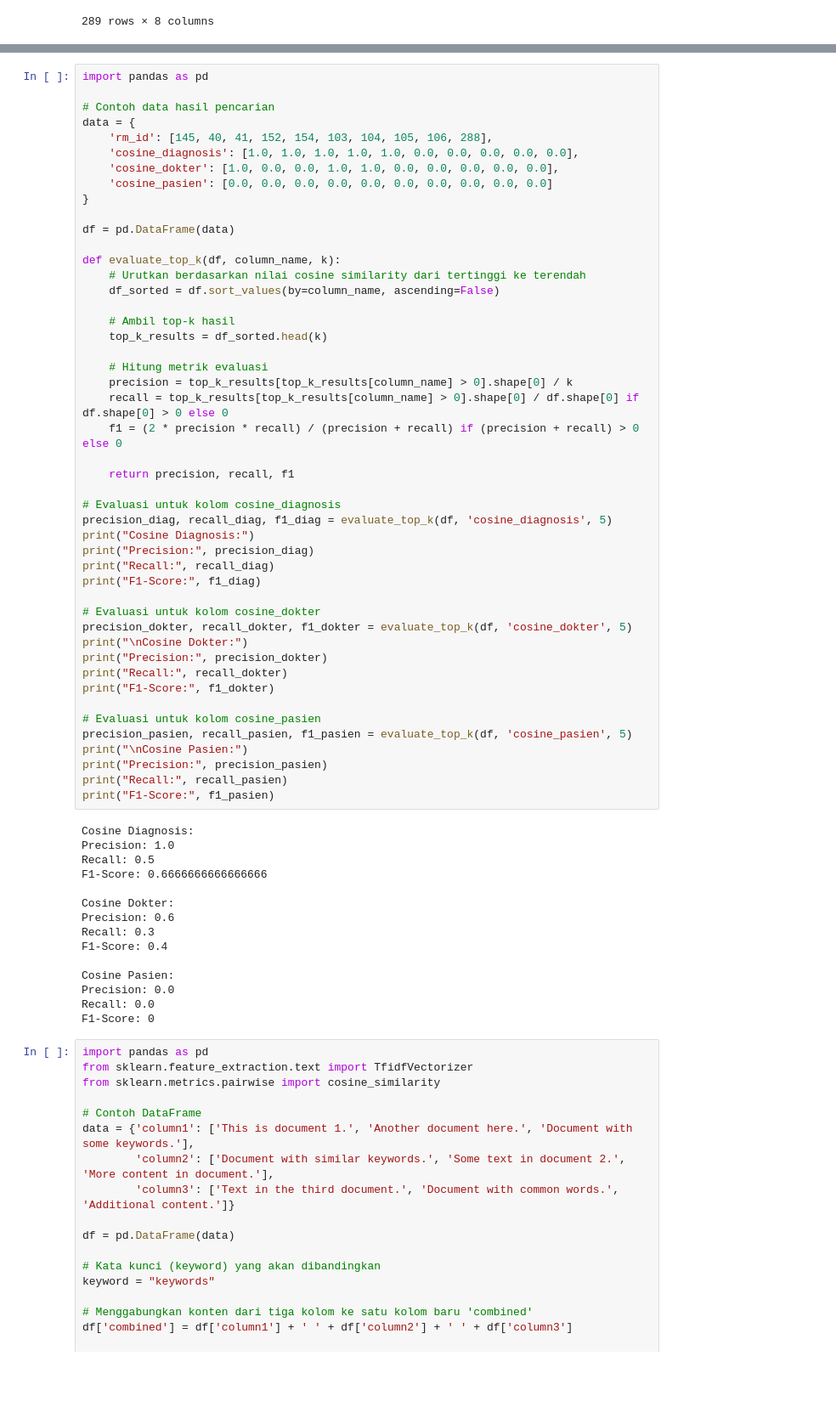
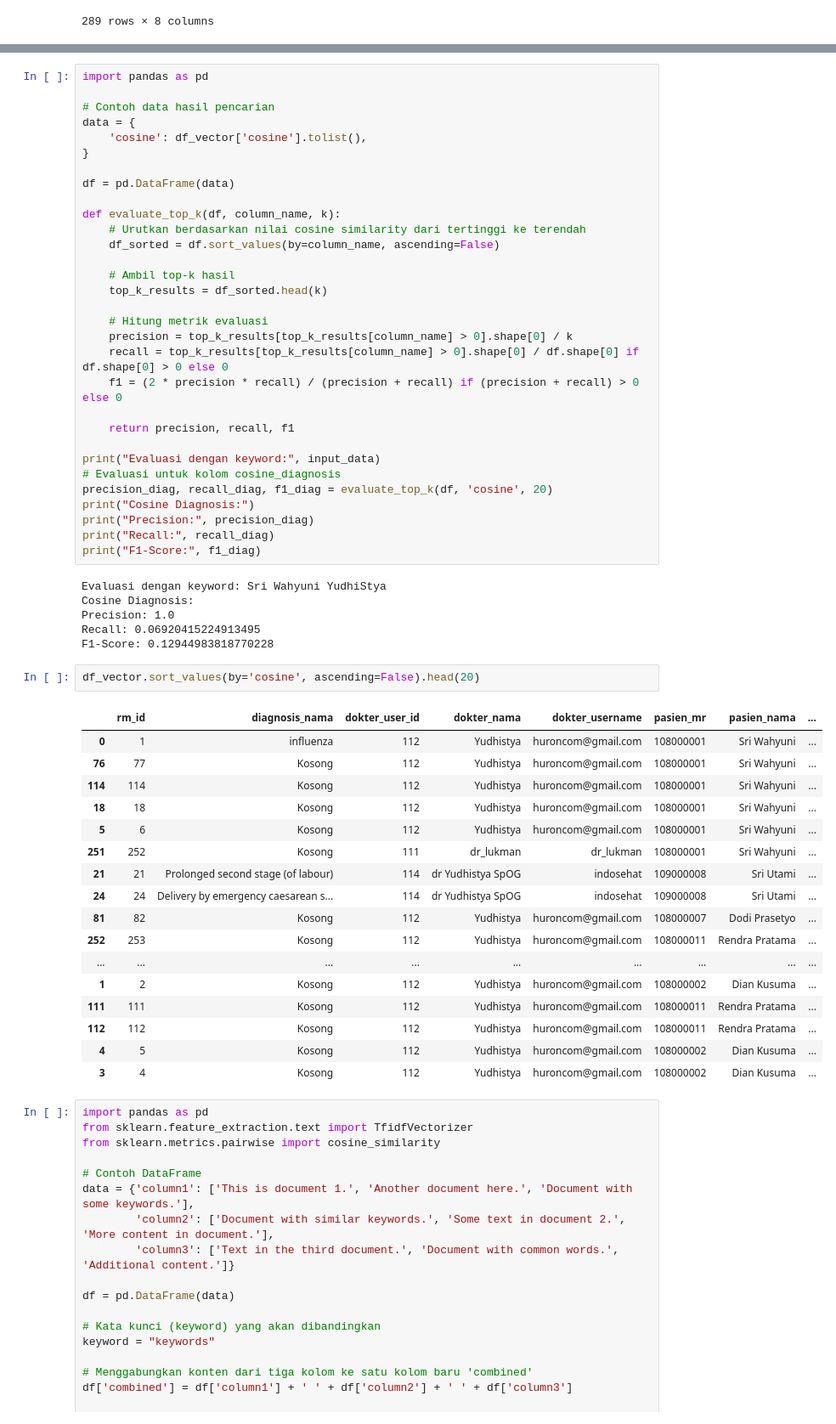
Before and after one commit to muftialroaz/rekmed-flask, a Jupyter notebook: main.ipynb, the cells around one changed output, grey strips where cells are left out. Shown at 85% size. Saved outputs shown, nothing was run; the diff lists cells and outputs as text; blank space fills up the shorter version.

```diff
--- a/main.ipynb
+++ b/main.ipynb
@@ -182,10 +144,7 @@ import pandas as pd
 
 # Contoh data hasil pencarian
 data = {
-    'rm_id': [145, 40, 41, 152, 154, 103, 104, 105, 106, 288],
-    'cosine_diagnosis': [1.0, 1.0, 1.0, 1.0, 1.0, 0.0, 0.0, 0.0, 0.0, 0.0],
-    'cosine_dokter': [1.0, 0.0, 0.0, 1.0, 1.0, 0.0, 0.0, 0.0, 0.0, 0.0],
-    'cosine_pasien': [0.0, 0.0, 0.0, 0.0, 0.0, 0.0, 0.0, 0.0, 0.0, 0.0]
+    'cosine': df_vector['cosine'].tolist(),
 }
 
 df = pd.DataFrame(data)
@@ -204,41 +163,39 @@ def evaluate_top_k(df, column_name, k):
 
     return precision, recall, f1
 
+print("Evaluasi dengan keyword:", input_data)
 # Evaluasi untuk kolom cosine_diagnosis
-precision_diag, recall_diag, f1_diag = evaluate_top_k(df, 'cosine_diagnosis', 5)
+precision_diag, recall_diag, f1_diag = evaluate_top_k(df, 'cosine', 20)
 print("Cosine Diagnosis:")
 print("Precision:", precision_diag)
 print("Recall:", recall_diag)
 print("F1-Score:", f1_diag)
-
-# Evaluasi untuk kolom cosine_dokter
-precision_dokter, recall_dokter, f1_dokter = evaluate_top_k(df, 'cosine_dokter', 5)
-print("\nCosine Dokter:")
-print("Precision:", precision_dokter)
-print("Recall:", recall_dokter)
-print("F1-Score:", f1_dokter)
-
-# Evaluasi untuk kolom cosine_pasien
-precision_pasien, recall_pasien, f1_pasien = evaluate_top_k(df, 'cosine_pasien', 5)
-print("\nCosine Pasien:")
-print("Precision:", precision_pasien)
-print("Recall:", recall_pasien)
-print("F1-Score:", f1_pasien)
 # %% [output]
+Evaluasi dengan keyword: Sri Wahyuni YudhiStya
 Cosine Diagnosis:
 Precision: 1.0
-Recall: 0.5
-F1-Score: 0.6666666666666666
-
-Cosine Dokter:
-Precision: 0.6
-Recall: 0.3
-F1-Score: 0.4
-
-Cosine Pasien:
-Precision: 0.0
-Recall: 0.0
-F1-Score: 0
+Recall: 0.06920415224913495
+F1-Score: 0.12944983818770228
+# %%
+df_vector.sort_values(by='cosine', ascending=False).head(20)
+# %% [output]
+|  | rm_id | diagnosis_nama | dokter_user_id | dokter_nama | dokter_username | pasien_mr | pasien_nama | ... |
+| 0 | 1 | influenza | 112 | Yudhistya | huroncom@gmail.com | 108000001 | Sri Wahyuni | ... |
+| 76 | 77 | Kosong | 112 | Yudhistya | huroncom@gmail.com | 108000001 | Sri Wahyuni | ... |
+| 114 | 114 | Kosong | 112 | Yudhistya | huroncom@gmail.com | 108000001 | Sri Wahyuni | ... |
+| 18 | 18 | Kosong | 112 | Yudhistya | huroncom@gmail.com | 108000001 | Sri Wahyuni | ... |
+| 5 | 6 | Kosong | 112 | Yudhistya | huroncom@gmail.com | 108000001 | Sri Wahyuni | ... |
+| 251 | 252 | Kosong | 111 | dr_lukman | dr_lukman | 108000001 | Sri Wahyuni | ... |
+| 21 | 21 | Prolonged second stage (of labour) | 114 | dr Yudhistya SpOG | indosehat | 109000008 | Sri Utami | ... |
+| 24 | 24 | Delivery by emergency caesarean s... | 114 | dr Yudhistya SpOG | indosehat | 109000008 | Sri Utami | ... |
+| 81 | 82 | Kosong | 112 | Yudhistya | huroncom@gmail.com | 108000007 | Dodi Prasetyo | ... |
+| 252 | 253 | Kosong | 112 | Yudhistya | huroncom@gmail.com | 108000011 | Rendra Pratama | ... |
+| ... | ... | ... | ... | ... | ... | ... | ... | ... |
+| 1 | 2 | Kosong | 112 | Yudhistya | huroncom@gmail.com | 108000002 | Dian Kusuma | ... |
+| 111 | 111 | Kosong | 112 | Yudhistya | huroncom@gmail.com | 108000011 | Rendra Pratama | ... |
+| 112 | 112 | Kosong | 112 | Yudhistya | huroncom@gmail.com | 108000011 | Rendra Pratama | ... |
+| 4 | 5 | Kosong | 112 | Yudhistya | huroncom@gmail.com | 108000002 | Dian Kusuma | ... |
+| 3 | 4 | Kosong | 112 | Yudhistya | huroncom@gmail.com | 108000002 | Dian Kusuma | ... |
 # %%
 import pandas as pd
 from sklearn.feature_extraction.text import TfidfVectorizer
```
Also changed, not shown: parts of 6 cells of this notebook, 1 other file.
